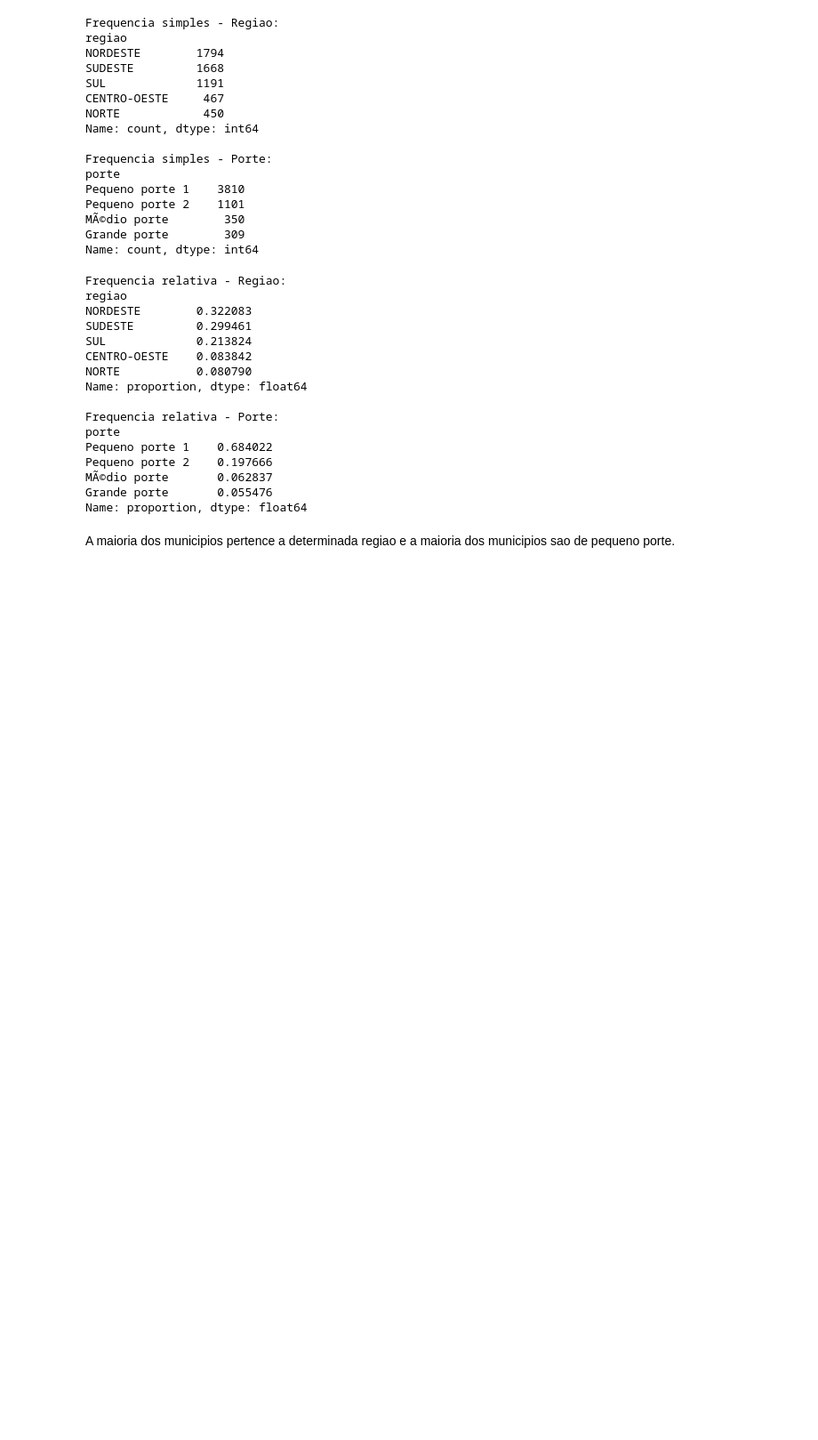
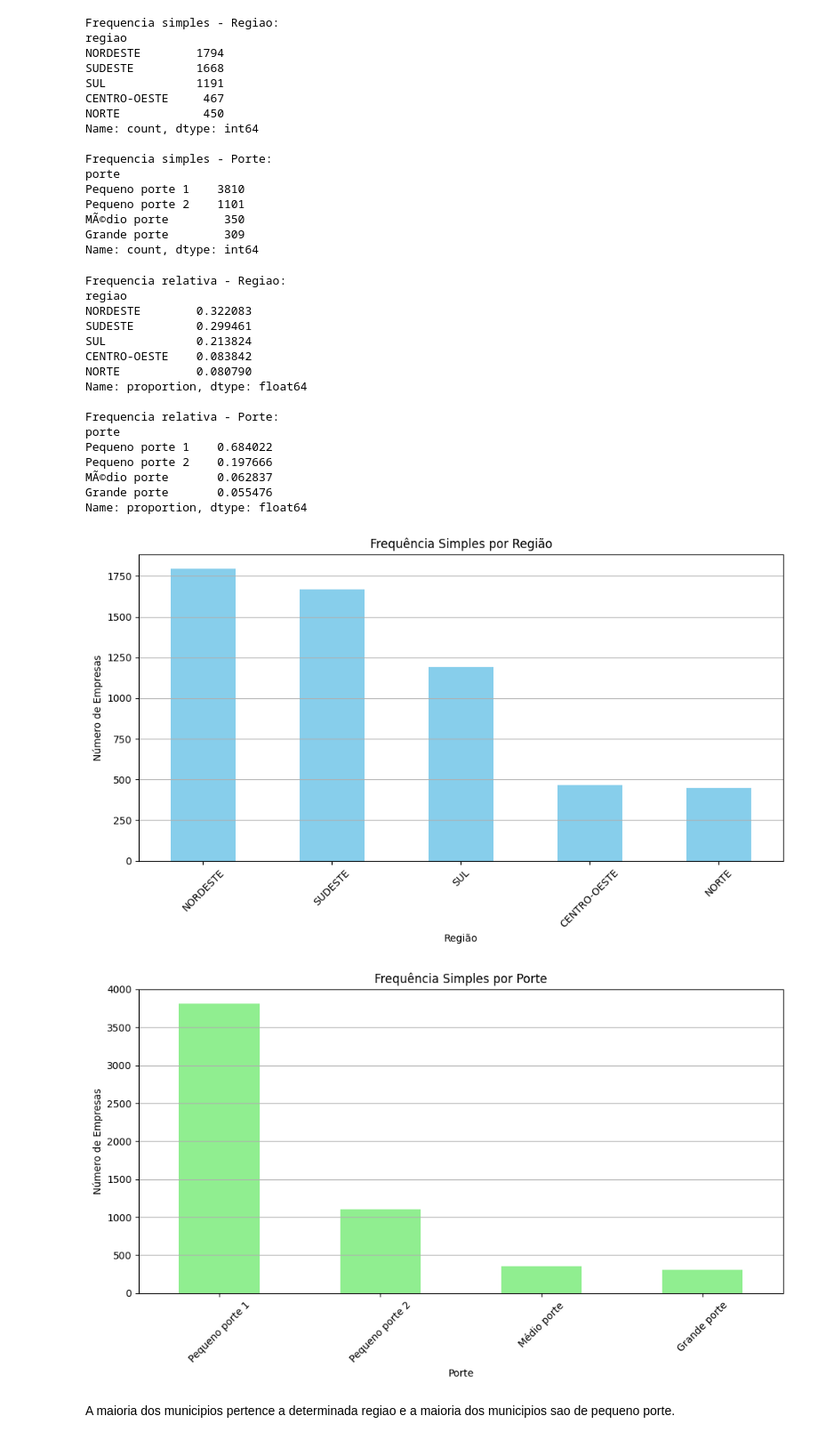
Before and after one commit to Hugsy013/Projeto-Solange, a Jupyter notebook: AVA2_Turma_4_nome_e_sobrenome_do_integrante_do_grupo.ipynb, the cells around one changed output. Shown: that part at 89% size. Saved outputs shown, nothing was run; the diff lists cells and outputs as text; code cells hidden in the pictures; blank space fills up the shorter version.

Commit message:
Inserção de gráficos

```diff
--- a/AVA2_Turma_4_nome_e_sobrenome_do_integrante_do_grupo.ipynb
+++ b/AVA2_Turma_4_nome_e_sobrenome_do_integrante_do_grupo.ipynb
@@ -166,6 +154,50 @@ Pequeno porte 2    0.197666
 MÃ©dio porte       0.062837
 Grande porte       0.055476
 Name: proportion, dtype: float64
+# %%
+import matplotlib.pyplot as plt
+import pandas as pd
+
+# Dados de frequência simples
+frequencia_regiao = pd.Series({
+    'NORDESTE': 1794,
+    'SUDESTE': 1668,
+    'SUL': 1191,
+    'CENTRO-OESTE': 467,
+    'NORTE': 450
+})
+
+frequencia_porte = pd.Series({
+    'Pequeno porte 1': 3810,
+    'Pequeno porte 2': 1101,
+    'Médio porte': 350,
+    'Grande porte': 309
+})
+
+# Gráfico de frequência por região
+plt.figure(figsize=(10, 6))
+frequencia_regiao.plot(kind='bar', color='skyblue')
+plt.title('Frequência Simples por Região')
+plt.xlabel('Região')
+plt.ylabel('Número de Empresas')
+plt.xticks(rotation=45)
+plt.grid(axis='y')
+plt.tight_layout()
+plt.show()
+
+# Gráfico de frequência por porte
+plt.figure(figsize=(10, 6))
+frequencia_porte.plot(kind='bar', color='lightgreen')
+plt.title('Frequência Simples por Porte')
+plt.xlabel('Porte')
+plt.ylabel('Número de Empresas')
+plt.xticks(rotation=45)
+plt.grid(axis='y')
+plt.tight_layout()
+plt.show()
+# %% [output]
+[figure, added]
+[figure, added]
 # %% [markdown]
 A maioria dos municipios pertence a determinada regiao e a maioria dos municipios sao de pequeno porte.
 # %% [markdown]
```
Also changed, not shown: parts of 8 cells of this notebook, 1 other file.
